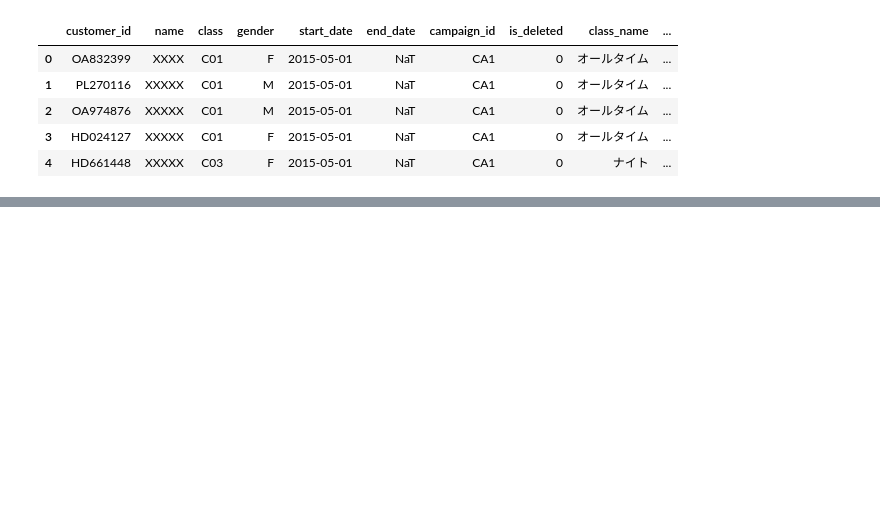
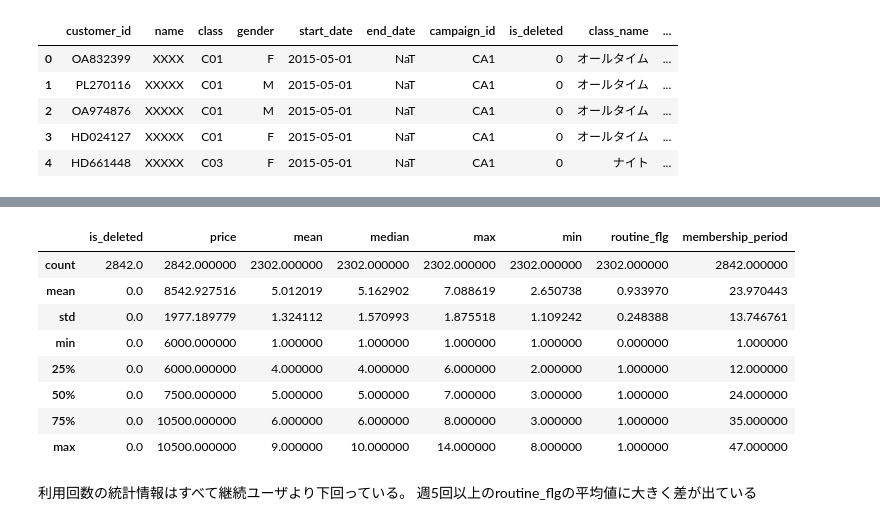
Before and after one commit to yosuke318/learn_ai, a Jupyter notebook: 100_knock_3_totalization.ipynb, the cells around one changed output, grey strips where cells are left out. Cells and saved outputs as stored; diff of their text form; code cells hidden in the pictures; blank space fills up the shorter version.

```diff
--- a/100_knock_3_totalization.ipynb
+++ b/100_knock_3_totalization.ipynb
@@ -259,0 +355,17 @@ customer_join.head()
+# %%
+# 継続ユーザ
+customer_stay = customer_join.loc[customer_join["is_deleted"]== 0]
+customer_stay.describe()
+# %% [output]
+|  | is_deleted | price | mean | median | max | min | routine_flg | membership_period |
+| count | 2842.0 | 2842.000000 | 2302.000000 | 2302.000000 | 2302.000000 | 2302.000000 | 2302.000000 | 2842.000000 |
+| mean | 0.0 | 8542.927516 | 5.012019 | 5.162902 | 7.088619 | 2.650738 | 0.933970 | 23.970443 |
+| std | 0.0 | 1977.189779 | 1.324112 | 1.570993 | 1.875518 | 1.109242 | 0.248388 | 13.746761 |
+| min | 0.0 | 6000.000000 | 1.000000 | 1.000000 | 1.000000 | 1.000000 | 0.000000 | 1.000000 |
+| 25% | 0.0 | 6000.000000 | 4.000000 | 4.000000 | 6.000000 | 2.000000 | 1.000000 | 12.000000 |
+| 50% | 0.0 | 7500.000000 | 5.000000 | 5.000000 | 7.000000 | 3.000000 | 1.000000 | 24.000000 |
+| 75% | 0.0 | 10500.000000 | 6.000000 | 6.000000 | 8.000000 | 3.000000 | 1.000000 | 35.000000 |
+| max | 0.0 | 10500.000000 | 9.000000 | 10.000000 | 14.000000 | 8.000000 | 1.000000 | 47.000000 |
+# %% [markdown]
+利用回数の統計情報はすべて継続ユーザより下回っている。
+週5回以上のroutine_flgの平均値に大きく差が出ている
```
Also changed, not shown: parts of 16 cells of this notebook.
